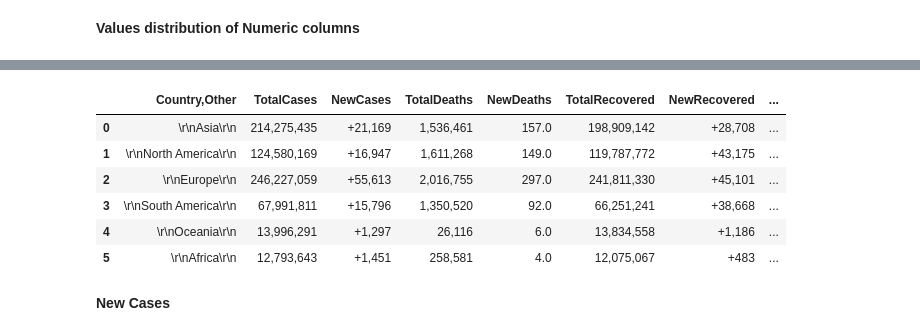
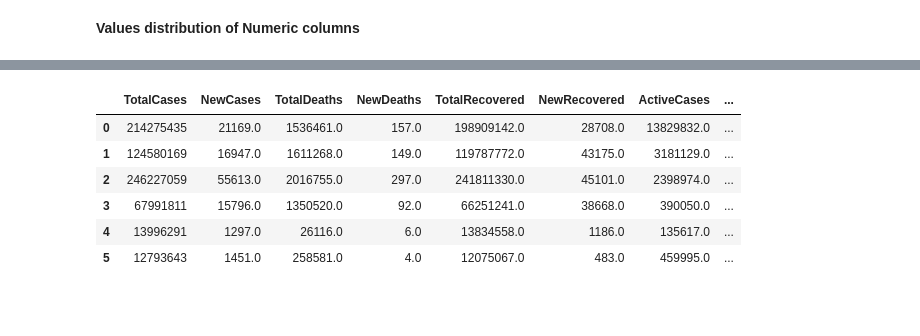
Before and after one commit to daongochoa2002/Lab1-Data-Visualization, a Jupyter notebook: Coronavirus Analysis.ipynb, the cells around one changed output, grey strips where cells are left out. Saved outputs shown, nothing was run; the diff lists cells and outputs as text; code cells hidden in the pictures; blank space fills up the shorter version.

```diff
--- a/Coronavirus Analysis.ipynb
+++ b/Coronavirus Analysis.ipynb
@@ -119,10 +110,9 @@ Index(['#', 'Country,Other', 'TotalCases', 'NewCases', 'TotalDeaths',
 # %%
-columns = ['Country,Other', 'TotalCases', 'NewCases', 'TotalDeaths',
-       'NewDeaths', 'TotalRecovered', 'NewRecovered', 'ActiveCases',
-       'Serious,Critical', 'Deaths/1M pop', 'TotalTests',
-       'Tests/\r\n1M pop\r\n', 'Population', 'Continent', '1 Caseevery X ppl',
-       '1 Deathevery X ppl', '1 Testevery X ppl', 'New Cases/1M pop',
-       'New Deaths/1M pop', 'Active Cases/1M pop']
+columns = ['TotalCases', 'NewCases', 'TotalDeaths',\
+       'TotalRecovered', 'NewRecovered', 'ActiveCases',\
+       'Serious,Critical', 'Tot\xa0Cases/1M pop', 'Deaths/1M pop', 'TotalTests',\
+       'Tests/\n1M pop\n', 'Population', '1 Caseevery X ppl',\
+       '1 Deathevery X ppl', 'New Cases/1M pop', 'Active Cases/1M pop']
 # %%
 big_df[columns] = big_df[columns].astype(str).apply(lambda x: pd.to_numeric(x.str.replace('\D','',regex=True)))
 # %%
@@ -429,13 +428,8 @@ The background (academics environment and current situation) can influence eithe
 # %% [markdown]
 # Continents
 # %%
-big_df2 = pd.read_csv('Date2023-02-27.csv')
-big_df2.head()
-
-big_df2[columns] = big_df2[columns].astype(str).apply(lambda x: pd.to_numeric(x.str.replace('\D','',regex=True)))
-
-continents_df2 = big_df2[(big_df2['#'].isna())&((big_df2['Country,Other']!='Total:')\
-                                             &(big_df2['Country,Other']!='\n\n'))&(big_df2['Continent']!='All')]
-continents_df2.head()
+continents_df = big_df[(big_df['#'].isna())&((big_df['Country,Other']!='Total:')\
+                                             &(big_df['Country,Other']!='\n\n'))&(big_df['Continent']!='All')]
+continents_df.head()
 # %% [output]
 |  | # | Country,Other | TotalCases | NewCases | TotalDeaths | NewDeaths | TotalRecovered | NewRecovered | ... |
@@ -463,20 +467,15 @@ df
 # %%
-columns = ['#','Tot\xa0Cases/1M pop', 'Deaths/1M pop', 'TotalTests',\
-        'Population', '1 Caseevery X ppl',\
-       '1 Deathevery X ppl', 'New Cases/1M pop', 'Active Cases/1M pop', 'New Deaths/1M pop', '1 Testevery X ppl', 'Tests/\r\n1M pop\r\n']
-
+cols = ['#','Tot\xa0Cases/1M pop', 'Deaths/1M pop', 'TotalTests','Country,Other',\
+       'Tests/\n1M pop\n', 'Population', '1 Caseevery X ppl','1 Testevery X ppl',\
+       '1 Deathevery X ppl', 'New Cases/1M pop', 'Active Cases/1M pop','New Deaths/1M pop']
 # drop unrelevant columns
-df = continents_df2.drop(columns=columns)
-# drop rows with missing values
-df = df.dropna()
-df
+continents_df =continents_df.drop(columns=cols,axis=1)
+continents_df
 # %% [output]
-|  | Country,Other | TotalCases | NewCases | TotalDeaths | NewDeaths | TotalRecovered | NewRecovered | ... |
-| 0 | \r\nAsia\r\n | 214,275,435 | +21,169 | 1,536,461 | 157.0 | 198,909,142 | +28,708 | ... |
-| 1 | \r\nNorth America\r\n | 124,580,169 | +16,947 | 1,611,268 | 149.0 | 119,787,772 | +43,175 | ... |
-| 2 | \r\nEurope\r\n | 246,227,059 | +55,613 | 2,016,755 | 297.0 | 241,811,330 | +45,101 | ... |
-| 3 | \r\nSouth America\r\n | 67,991,811 | +15,796 | 1,350,520 | 92.0 | 66,251,241 | +38,668 | ... |
-| 4 | \r\nOceania\r\n | 13,996,291 | +1,297 | 26,116 | 6.0 | 13,834,558 | +1,186 | ... |
-| 5 | \r\nAfrica\r\n | 12,793,643 | +1,451 | 258,581 | 4.0 | 12,075,067 | +483 | ... |
+|  | TotalCases | NewCases | TotalDeaths | NewDeaths | TotalRecovered | NewRecovered | ActiveCases | ... |
+| 0 | 214275435 | 21169.0 | 1536461.0 | 157.0 | 198909142.0 | 28708.0 | 13829832.0 | ... |
+| 1 | 124580169 | 16947.0 | 1611268.0 | 149.0 | 119787772.0 | 43175.0 | 3181129.0 | ... |
+| 2 | 246227059 | 55613.0 | 2016755.0 | 297.0 | 241811330.0 | 45101.0 | 2398974.0 | ... |
+| 3 | 67991811 | 15796.0 | 1350520.0 | 92.0 | 66251241.0 | 38668.0 | 390050.0 | ... |
+| 4 | 13996291 | 1297.0 | 26116.0 | 6.0 | 13834558.0 | 1186.0 | 135617.0 | ... |
+| 5 | 12793643 | 1451.0 | 258581.0 | 4.0 | 12075067.0 | 483.0 | 459995.0 | ... |
-# %% [markdown]
-**New Cases**
```
Also changed, not shown: parts of 72 cells of this notebook.
